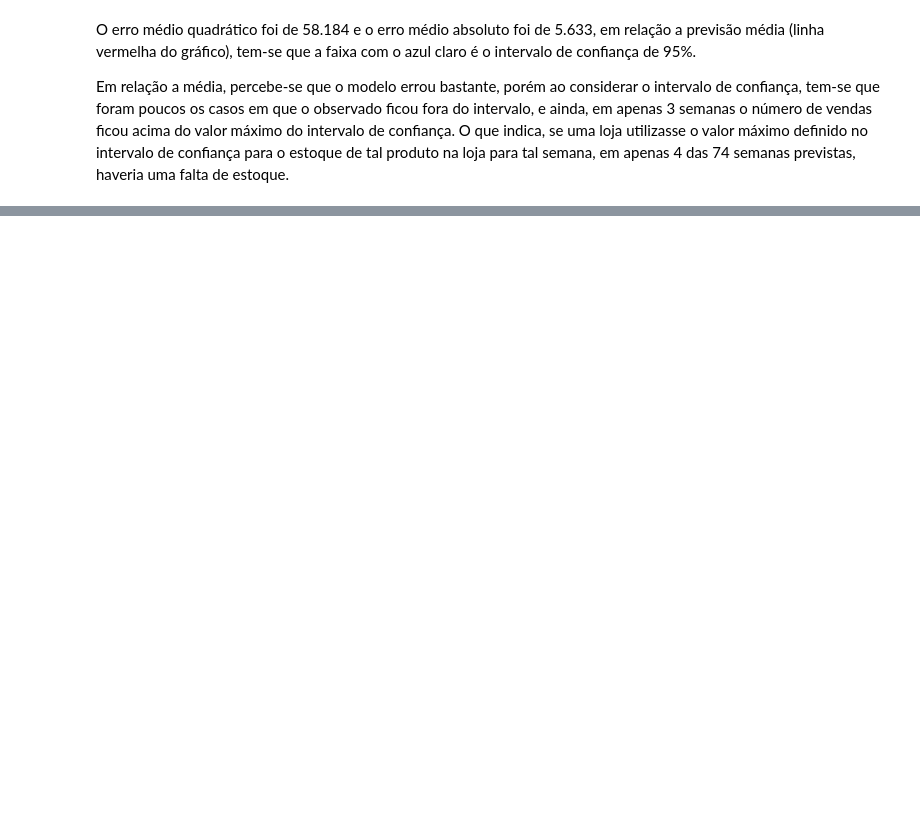
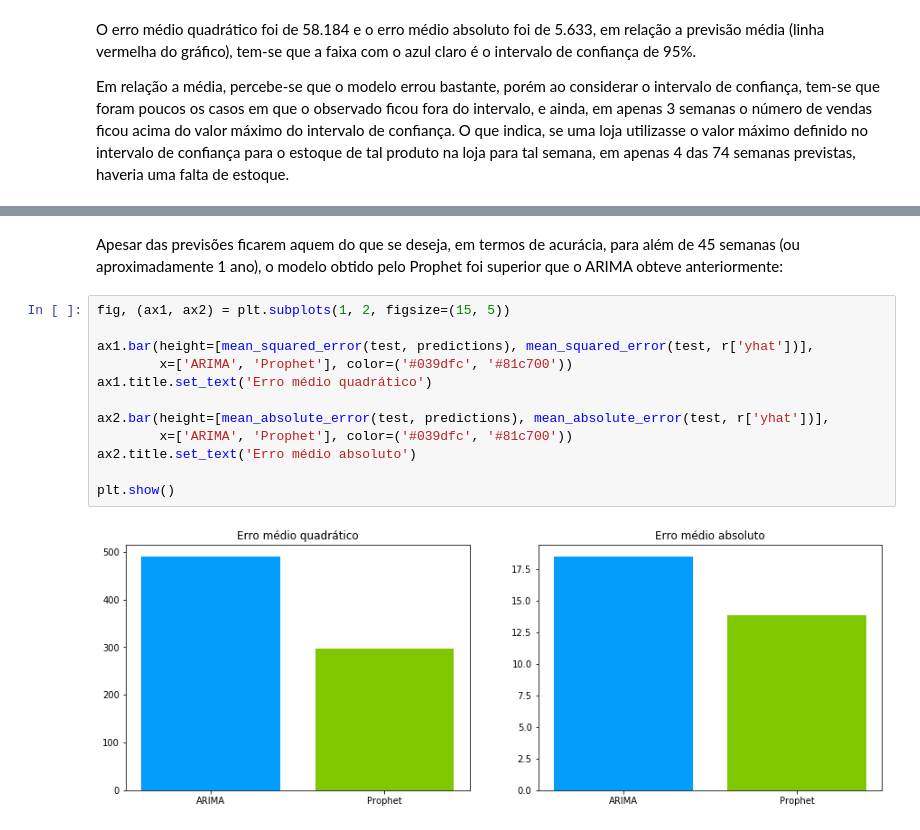
Before and after one commit to LuyzaDomingos/PrevisaoVendasFinalVersion, a Jupyter notebook: previsao/Celulares.ipynb, the cells around one changed output, grey strips where cells are left out. Drawn from its saved outputs; the diff is of its cells as text; blank space fills up the shorter version.

```diff
--- a/previsao/Celulares.ipynb
+++ b/previsao/Celulares.ipynb
@@ -377,0 +430,16 @@ Em relação a média, percebe-se que o modelo errou bastante, porém ao conside
+# %% [markdown]
+Apesar das previsões ficarem aquem do que se deseja, em termos de acurácia, para além de 45 semanas (ou aproximadamente 1 ano), o modelo obtido pelo Prophet foi superior que o ARIMA obteve anteriormente:
+# %%
+fig, (ax1, ax2) = plt.subplots(1, 2, figsize=(15, 5))
+
+ax1.bar(height=[mean_squared_error(test, predictions), mean_squared_error(test, r['yhat'])],
+        x=['ARIMA', 'Prophet'], color=('#039dfc', '#81c700'))
+ax1.title.set_text('Erro médio quadrático')
+
+ax2.bar(height=[mean_absolute_error(test, predictions), mean_absolute_error(test, r['yhat'])],
+        x=['ARIMA', 'Prophet'], color=('#039dfc', '#81c700'))
+ax2.title.set_text('Erro médio absoluto')
+
+plt.show()
+# %% [output]
+[figure, added]
```
Also changed, not shown: parts of 29 cells of this notebook.
